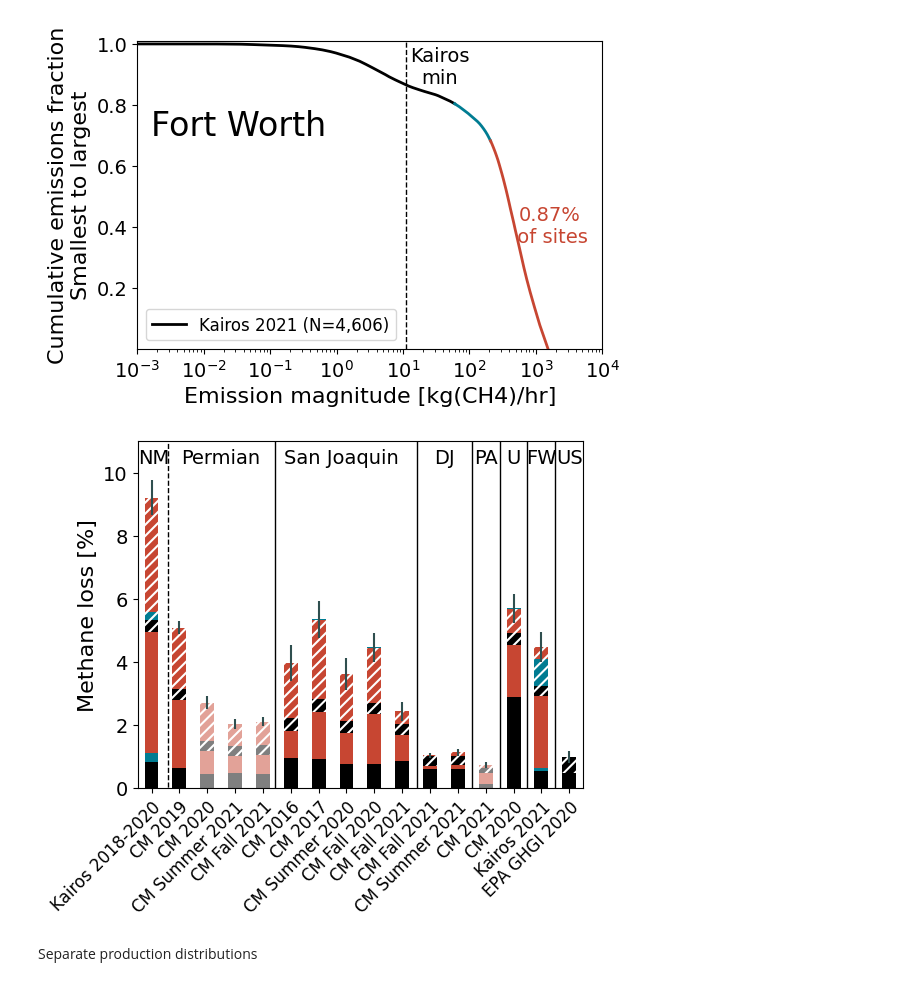
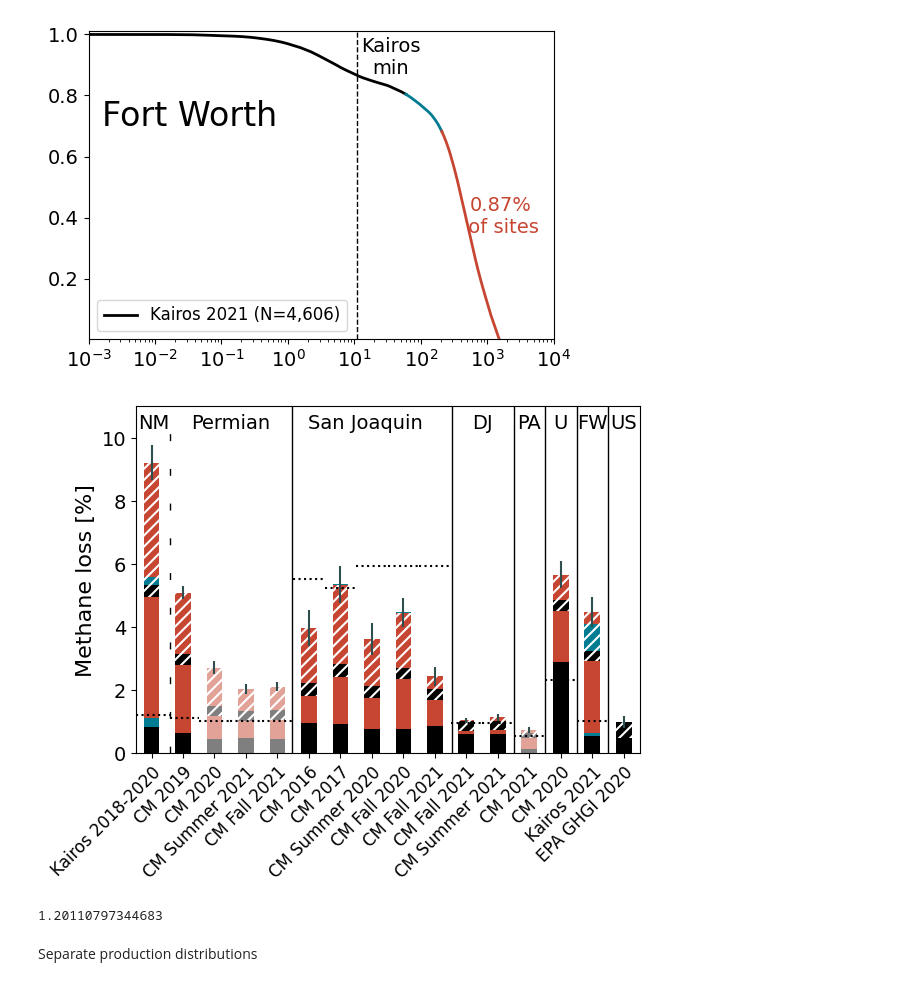
Before and after one commit to esherwin/MethaneDistributions, a Jupyter notebook: DistributionsMain.ipynb, the cells around one changed output. Cells and saved outputs as stored; diff of their text form; code cells hidden in the pictures.

Commit message:
Final figures and code for Science submission.

```diff
--- a/DistributionsMain.ipynb
+++ b/DistributionsMain.ipynb
@@ -164,13 +164,13 @@ plt.legend(['Kairos 2018-2020 (N=' + '{:,.0f}'.format(surveyStats.loc['Kairos_Pe
            loc='lower left', fontsize=12)
 ax.set_ylim(0.001, 1.01)
 ax.set_xlim(10**-3, 10**4)
-plt.xlabel('Emission magnitude [kg(CH4)/hr]', size=16)
-plt.ylabel('Cumulative emissions fraction\nSmallest to largest', size=16)
+# plt.xlabel('Emission magnitude [kg(CH4)/hr]', size=16)
+# plt.ylabel('Cumulative emissions fraction\nSmallest to largest', size=16)
 plt.text(10**-2.8, 0.7, 'Permian', fontsize=24, color='black', rotation=0, ha='left')
 plt.xticks(fontsize=14)
 plt.yticks(fontsize=14)
 plt.rcParams["figure.figsize"] = 6,4
 
-plt.savefig('Figures/Permian distribution 20221108.pdf', format='pdf', bbox_inches="tight")
+plt.savefig('Figures/Permian distribution 20221111.pdf', format='pdf', bbox_inches="tight")
 # plt.show()
 # %% [output]
@@ -292,8 +310,8 @@ plt.text(10**2.8, 0.15, str("{:.2%}".format(surveyStats.loc['Pennsylvania_2021',
 # ax.axvline(KairosFullDetect, color="saddlebrown", linestyle="--", lw=2, label="Kairos full detect")
 ax.set_ylim(0.001, 1.01)
 ax.set_xlim(10**-3, 10**4)
-plt.xlabel('Emission magnitude [kg(CH4)/hr]', size=16)
-plt.ylabel('Cumulative emissions fraction\nSmallest to largest', size=16)
+# plt.xlabel('Emission magnitude [kg(CH4)/hr]', size=16)
+# plt.ylabel('Cumulative emissions fraction\nSmallest to largest', size=16)
 plt.xticks(fontsize=14)
 plt.yticks(fontsize=14)
 plt.legend(['CM 2021 (N=' + '{:,.0f}'.format(surveyStats.loc['Pennsylvania_2021', 'Sites covered']) + ')'],
@@ -301,6 +319,6 @@ plt.legend(['CM 2021 (N=' + '{:,.0f}'.format(surveyStats.loc['Pennsylvania_2021'
 plt.text(10**-2.8, 0.7, 'Pennsylvania', fontsize=24, color='black', rotation=0, ha='left')
 plt.rcParams["figure.figsize"] = 6,4
 
-plt.savefig('Figures/Pennsylvania distribution 20221108.pdf', format='pdf', bbox_inches="tight")
+plt.savefig('Figures/Pennsylvania distribution 20221111.pdf', format='pdf', bbox_inches="tight")
 # plt.show()
 # %% [output]
@@ -351,8 +369,8 @@ KairosFullDetectBarnett = np.max(KairosBarnett.loc[KairosBarnett['Cumulative par
 plt.semilogx(KairosBarnett.loc[KairosBarnett['Emission magnitude [kgh]'] <= surveyStats.loc['Fort_Worth_2021', 'Transition point'] + KairosBarnettBuffer, 'Emission magnitude [kgh]'], KairosBarnett.loc[KairosBarnett['Emission magnitude [kgh]'] <= surveyStats.loc['Fort_Worth_2021', 'Transition point'] + KairosBarnettBuffer, 'Cumulative emissions fraction [%]'], linewidth=2, color=colors[0], linestyle="solid")
 plt.semilogx(KairosBarnett.loc[(KairosBarnett['Emission magnitude [kgh]'] >= surveyStats.loc['Fort_Worth_2021', 'Transition point']) & (KairosBarnett['Emission magnitude [kgh]'] <= KairosFullDetectBarnett + KairosBarnettBuffer), 'Emission magnitude [kgh]'], KairosBarnett.loc[(KairosBarnett['Emission magnitude [kgh]'] >= surveyStats.loc['Fort_Worth_2021', 'Transition point']) & (KairosBarnett['Emission magnitude [kgh]'] <= KairosFullDetectBarnett + KairosBarnettBuffer), 'Cumulative emissions fraction [%]'], linewidth=2, color=colors[1], linestyle='solid')
 plt.semilogx(KairosBarnett.loc[KairosBarnett['Emission magnitude [kgh]'] >= KairosFullDetectBarnett, 'Emission magnitude [kgh]'], KairosBarnett.loc[KairosBarnett['Emission magnitude [kgh]'] >= KairosFullDetectBarnett, 'Cumulative emissions fraction [%]'], linewidth=2, color=colors[2], linestyle="solid")
-plt.xlabel('Emission magnitude [kg(CH4)/hr]', size=16)
-plt.ylabel('Cumulative emissions fraction\nSmallest to largest', size=16)
+# plt.xlabel('Emission magnitude [kg(CH4)/hr]', size=16)
+# plt.ylabel('Cumulative emissions fraction\nSmallest to largest', size=16)
 plt.xticks(fontsize=14)
 plt.yticks(fontsize=14)
 ax.set_ylim(0.001, 1.01)
@@ -374,10 +392,10 @@ plt.rcParams["figure.figsize"] = 6,4
 # plt.semilogx(CMUinta2020['Emission magnitude [kgh]'], CMUinta2020['Cumulative emissions fraction [%]'], linewidth=2, color="black")
 # ax.axvline(KairosMinDetect, color="saddlebrown", linestyle="--", lw=2, label="Kairos min detect")
 # ax.axvline(KairosFullDetect, color="saddlebrown", linestyle="--", lw=2, label="Kairos full detect")
-plt.savefig('Figures/Fort Worth distribution 20221108.pdf', format='pdf', bbox_inches="tight")
+plt.savefig('Figures/Fort Worth distribution 20221111.pdf', format='pdf', bbox_inches="tight")
 # plt.show()
 # %% [output]
-[figure, old version]
+[figure, new version]
 # %%
 
 ax = plt.gca()
@@ -437,37 +455,89 @@ plt.rcParams['hatch.color'] = 'white'
 
 plt.xlabel('')
 # plt.ylim(0, 6)
 plt.ylim(0, 11)
 # fractionalLossPlot.set_xticklabels(fractionalLossPlot.get_xticklabels(), fontsize=14, rotation=45, horizontalalignment='right', rotation_mode='anchor')
 fractionalLossPlot.set_xticklabels(['Kairos 2018-2020', 'CM 2019', 'CM 2020', 'CM Summer 2021', 'CM Fall 2021', 'CM 2016', 'CM 2017', 'CM Summer 2020', 'CM Fall 2020', 'CM Fall 2021', 'CM Fall 2021', 'CM Summer 2021', 'CM 2021', 'CM 2020', 'Kairos 2021', 'EPA GHGI 2020'], fontsize=12, rotation=45, horizontalalignment='right', rotation_mode='anchor')
 # letterheight = 5.6
 letterheight = 10.3
 plt.text(0.07, letterheight, 'NM', fontsize=14, color='black', rotation=0, ha='center') # -63
 plt.text(2.5, letterheight, 'Permian', fontsize=14, color='black', rotation=0, ha='center') # -63
 plt.text(6.8, letterheight, 'San Joaquin', fontsize=14, color='black', rotation=0, ha='center') # -70
 plt.text(10.5, letterheight, 'DJ', fontsize=14, color='black', rotation=0, ha='center') # -64
 plt.text(12, letterheight, 'PA', fontsize=14, color='black', rotation=0, ha='center') # -68
 plt.text(13, letterheight, 'U', fontsize=14, color='black', rotation=0, ha='center') # -55
 plt.text(14.01, letterheight, 'FW', fontsize=14, color='black', rotation=0, ha='center') # -55
 plt.text(15, letterheight, 'US', fontsize=14, color='black', rotation=0, ha='center') # -55
-plt.axvline(0.6, ls='--', linewidth=1, color='black', ymin=-70)
+plt.axvline(0.6, ls=(0, (5, 20)), linewidth=1, color='black', ymin=-70) # '--'
 plt.axvline(4.45, ls='-', linewidth=1, color='black', ymin=-70)
 # plt.axvline(6.5, ls='-', linewidth=1, color='black', ymin=-70)
 plt.axvline(9.55, ls='-', linewidth=1, color='black', ymin=-70)
 plt.axvline(11.5, ls='-', linewidth=1, color='black', ymin=-70)
 plt.axvline(12.5, ls='-', linewidth=1, color='black', ymin=-70)
 plt.axvline(13.5, ls='-', linewidth=1, color='black', ymin=-70)
 plt.axvline(14.5, ls='-', linewidth=1, color='black', ymin=-70)
 
+# plt.hlines(surveyStats.loc['Kairos_Permian', 'State GHGI']*100, xmin=0, xmax=0.07)
+# Plot GHGI lines
+plt.hlines(surveyStats.loc['Kairos_Permian', 'State GHGI']*100,
+           -0.5, 0.6, color=colors[0], linestyles='dotted')
+plt.hlines(surveyStats.loc['Permian_2019', 'State GHGI']*100,
+           0.6, 1.5, color=colors[0], linestyles='dotted')
+plt.hlines(surveyStats.loc['Permian_2020', 'State GHGI']*100,
+           1.5, 2.5, color=colors[0], linestyles='dotted')
+plt.hlines(surveyStats.loc['Permian_fall2021', 'State GHGI']*100,
+           2.5, 3.5, color=colors[0], linestyles='dotted')
+plt.hlines(surveyStats.loc['Permian_summer2021', 'State GHGI']*100,
+           3.5, 4.5, color=colors[0], linestyles='dotted')
+plt.hlines(surveyStats.loc['San_Joaquin_2016', 'State GHGI']*100,
+           4.5, 5.5, color=colors[0], linestyles='dotted')
+plt.hlines(surveyStats.loc['San_Joaquin_2017', 'State GHGI']*100,
+           5.5, 6.5, color=colors[0], linestyles='dotted')
+plt.hlines(surveyStats.loc['San_Joaquin_summer2020', 'State GHGI']*100,
+           6.5, 7.5, color=colors[0], linestyles='dotted')
+plt.hlines(surveyStats.loc['San_Joaquin_fall2020', 'State GHGI']*100,
+           7.5, 8.5, color=colors[0], linestyles='dotted')
+plt.hlines(surveyStats.loc['San_Joaquin_fall2021', 'State GHGI']*100,
+           8.5, 9.5, color=colors[0], linestyles='dotted')
+plt.hlines(surveyStats.loc['Denver_summer2021', 'State GHGI']*100,
+           9.5, 10.5, color=colors[0], linestyles='dotted')
+plt.hlines(surveyStats.loc['Denver_fall2021', 'State GHGI']*100,
+           10.5, 11.5, color=colors[0], linestyles='dotted')
+plt.hlines(surveyStats.loc["Pennsylvania_2021", 'State GHGI']*100,
+           11.5, 12.5, color=colors[0], linestyles='dotted')
+plt.hlines(surveyStats.loc["Uinta_2020", 'State GHGI']*100,
+           12.5, 13.5, color=colors[0], linestyles='dotted')
+plt.hlines(surveyStats.loc["Fort_Worth_2021", 'State GHGI']*100,
+           13.5, 14.5, color=colors[0], linestyles='dotted')
+# plt.hlines(np.min(surveyStats.loc[['Permian_2019', 'Permian_2020', 'Permian_fall2021',
+#                                    'Permian_summer2021'], 'State GHGI'])*100,
+#            0.6, 4.45, color=colors[0], linestyles='dotted')
+# plt.hlines(np.max(surveyStats.loc[['Permian_2019', 'Permian_2020', 'Permian_fall2021',
+#                                    'Permian_summer2021'], 'State GHGI'])*100,
+#            0.6, 4.45, color=colors[0], linestyles='dotted')
+# plt.hlines(np.min(surveyStats.loc[["San_Joaquin_2016", "San_Joaquin_2017", "San_Joaquin_fall2020",
+#                         "San_Joaquin_summer2020", "San_Joaquin_fall2021"], 'State GHGI'])*100,
+#            4.45, 9.55, color=colors[0], linestyles='dotted')
+# plt.hlines(np.max(surveyStats.loc[["San_Joaquin_2016", "San_Joaquin_2017", "San_Joaquin_fall2020",
+#                         "San_Joaquin_summer2020", "San_Joaquin_fall2021"], 'State GHGI'])*100,
+#            4.45, 9.55, color=colors[0], linestyles='dotted')
+# plt.hlines(np.min(surveyStats.loc[["Denver_summer2021", "Denver_fall2021"], 'State GHGI'])*100,
+#            9.55, 11.5, color=colors[0], linestyles='dotted')
+# plt.hlines(np.max(surveyStats.loc[["Denver_summer2021", "Denver_fall2021"], 'State GHGI'])*100,
+#            9.55, 11.5, color=colors[0], linestyles='dotted')
 plt.legend([])
 fractionalLossPlot.get_legend().remove()
-plt.rcParams["figure.figsize"] = 5.75,4.5
-plt.savefig('Figures/Loss rates 20221108.pdf', format='pdf', bbox_inches="tight")
+plt.rcParams["figure.figsize"] = 6.5, 4.5 # 5.75,4.5
+plt.savefig('Figures/Loss rates 20221111.pdf', format='pdf', bbox_inches="tight")
 # plt.savefig('Figures/Loss rates by visit 20221018.pdf', format='pdf', bbox_inches="tight")
 # plt.savefig('Figures/Loss rates no strat 20220919.pdf', format='pdf', bbox_inches="tight")
 # plt.show()
 # %% [output]
-[figure, old version]
+[figure, new version]
+# %%
+surveyStats.loc['Kairos_Permian', 'State GHGI']*100
+# %% [output]
+1.20110797344683
 # %% [markdown]
 Separate production distributions
 # %%
```
Also changed, not shown: parts of 34 cells of this notebook.
